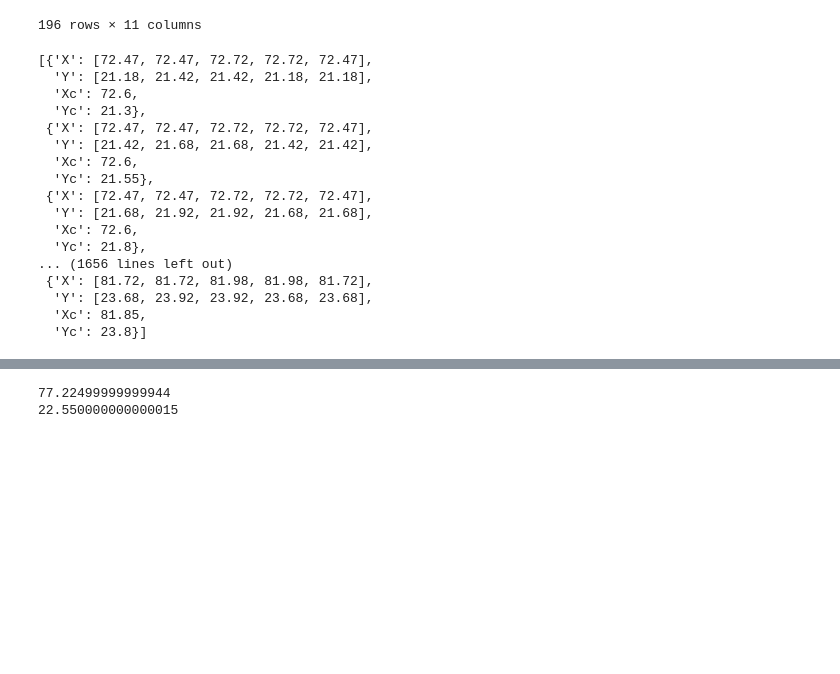
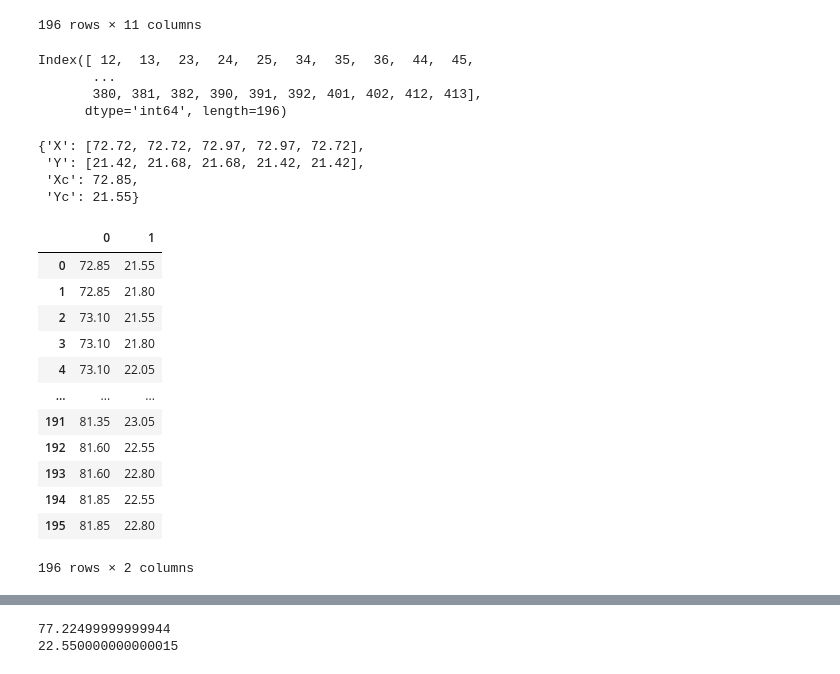
Before and after one commit to sonjaove/ML-hands-on, a Jupyter notebook: crop_the_data (1).ipynb, the cells around one changed output, grey strips where cells are left out. Drawn from its saved outputs; the diff is of its cells as text; code cells hidden in the pictures; blank space fills up the shorter version.

```diff
--- a/crop_the_data (1).ipynb
+++ b/crop_the_data (1).ipynb
@@ -450,20 +457,36 @@ narmada_intersected_area=intersecting_cells['intersection_area'].sum()
+# %%
+l=intersecting_cells.index
+print(l)
+# %% [output]
+Index([ 12,  13,  23,  24,  25,  34,  35,  36,  44,  45,
+       ...
+       380, 381, 382, 390, 391, 392, 401, 402, 412, 413],
+      dtype='int64', length=196)
 # %%
-grid_cell
+grid_cell[12]
 # %% [output]
-[{'X': [72.47, 72.47, 72.72, 72.72, 72.47],
-  'Y': [21.18, 21.42, 21.42, 21.18, 21.18],
-  'Xc': 72.6,
-  'Yc': 21.3},
- {'X': [72.47, 72.47, 72.72, 72.72, 72.47],
-  'Y': [21.42, 21.68, 21.68, 21.42, 21.42],
-  'Xc': 72.6,
-  'Yc': 21.55},
- {'X': [72.47, 72.47, 72.72, 72.72, 72.47],
-  'Y': [21.68, 21.92, 21.92, 21.68, 21.68],
-  'Xc': 72.6,
-  'Yc': 21.8},
-... (1656 lines left out)
- {'X': [81.72, 81.72, 81.98, 81.98, 81.72],
-  'Y': [23.68, 23.92, 23.92, 23.68, 23.68],
-  'Xc': 81.85,
-  'Yc': 23.8}]
+{'X': [72.72, 72.72, 72.97, 72.97, 72.72],
+ 'Y': [21.42, 21.68, 21.68, 21.42, 21.42],
+ 'Xc': 72.85,
+ 'Yc': 21.55}
+# %%
+rain=[]
+for i in l:
+    rain.append([grid_cell[i]['Xc'],grid_cell[i]['Yc']])
+rain_coords=pd.DataFrame(rain) #Centroids.
+# %%
+rain_coords
+# %% [output]
+|  | 0 | 1 |
+| 0 | 72.85 | 21.55 |
+| 1 | 72.85 | 21.80 |
+| 2 | 73.10 | 21.55 |
+| 3 | 73.10 | 21.80 |
+| 4 | 73.10 | 22.05 |
+| ... | ... | ... |
+| 191 | 81.35 | 23.05 |
+| 192 | 81.60 | 22.55 |
+| 193 | 81.60 | 22.80 |
+| 194 | 81.85 | 22.55 |
+| 195 | 81.85 | 22.80 |
+196 rows × 2 columns
```
Also changed, not shown: parts of 30 cells of this notebook.
